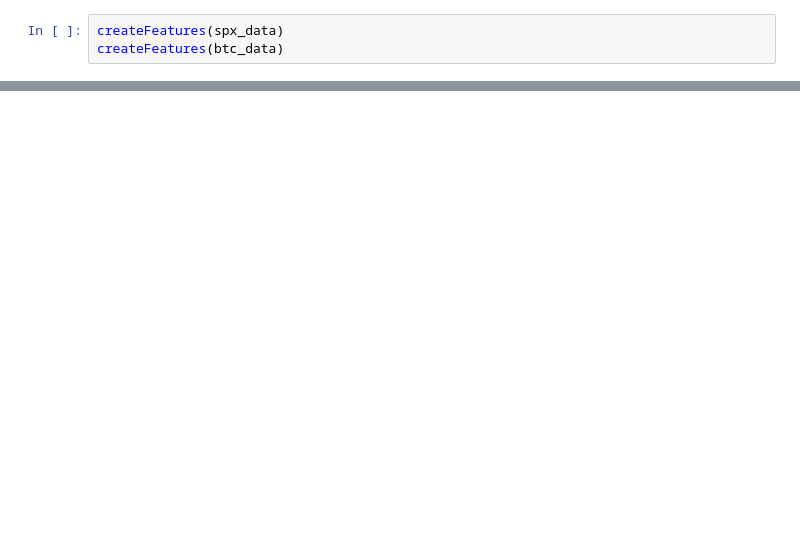
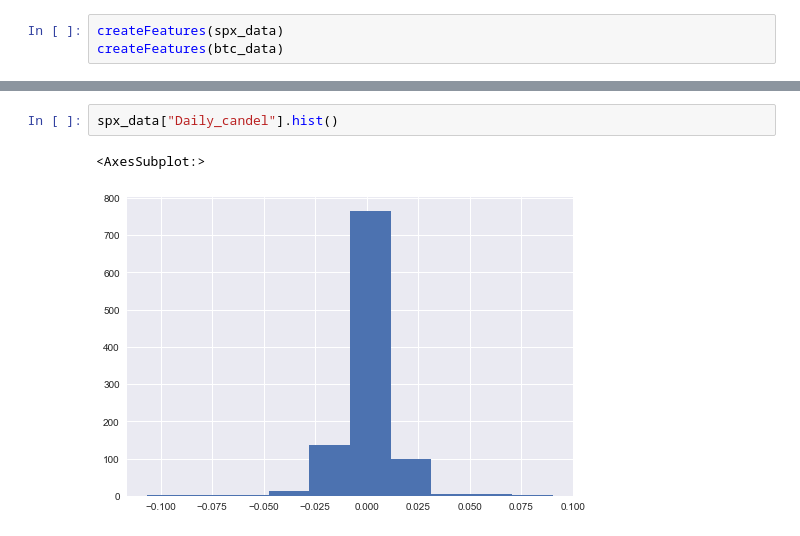
Before and after one commit to arminv1001/BTCvsSPX, a Jupyter notebook: DataLoader.ipynb, the cells around one changed output, grey strips where cells are left out. Cells and saved outputs as stored; diff of their text form; blank space fills up the shorter version.

```diff
--- a/DataLoader.ipynb
+++ b/DataLoader.ipynb
@@ -57,0 +65,5 @@ spx_data
+# %%
+spx_data["Daily_candel"].hist()
+# %% [output]
+<AxesSubplot:>
+[figure, added]
```
Also changed, not shown: parts of 14 cells of this notebook.
